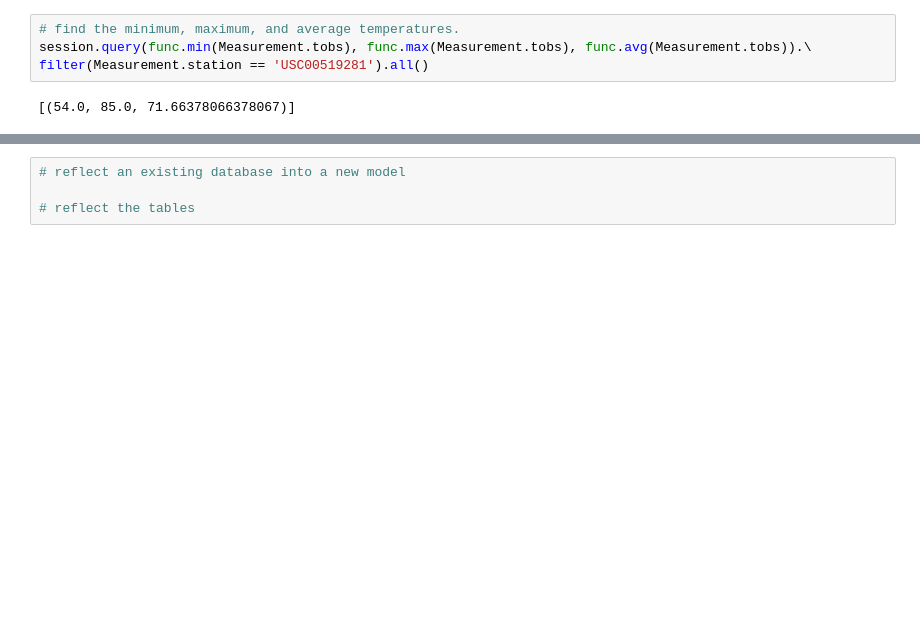
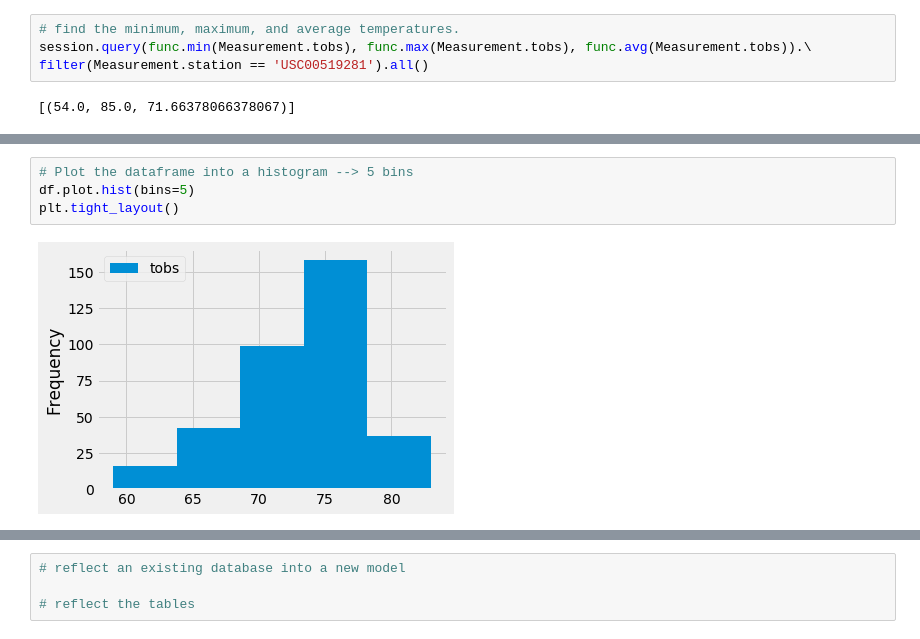
Before and after one commit to natrockwood/Surfs_Up, a Jupyter notebook: climate_analysis.ipynb, the cells around one changed output, grey strips where cells are left out. Drawn from its saved outputs; the diff is of its cells as text; blank space fills up the shorter version.

```diff
--- a/climate_analysis.ipynb
+++ b/climate_analysis.ipynb
@@ -202,0 +239,6 @@ filter(Measurement.station == 'USC00519281').all()
+# %%
+# Plot the dataframe into a histogram --> 5 bins
+df.plot.hist(bins=5)
+plt.tight_layout()
+# %% [output]
+[figure, added]
```
Also changed, not shown: parts of 6 cells of this notebook.
